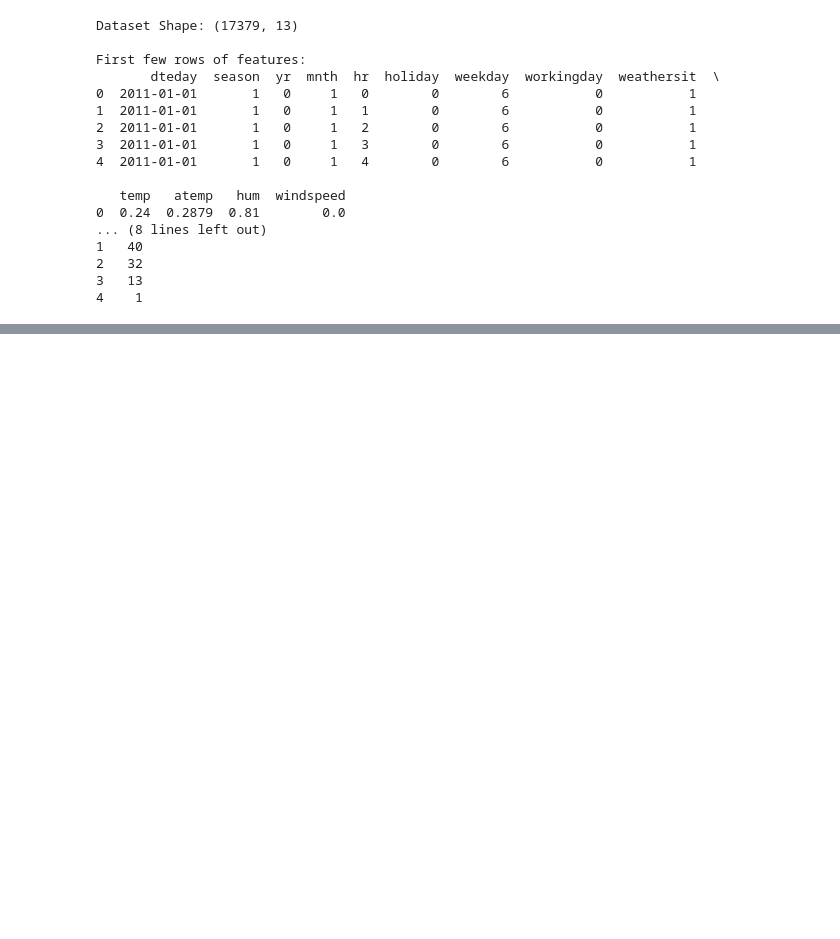
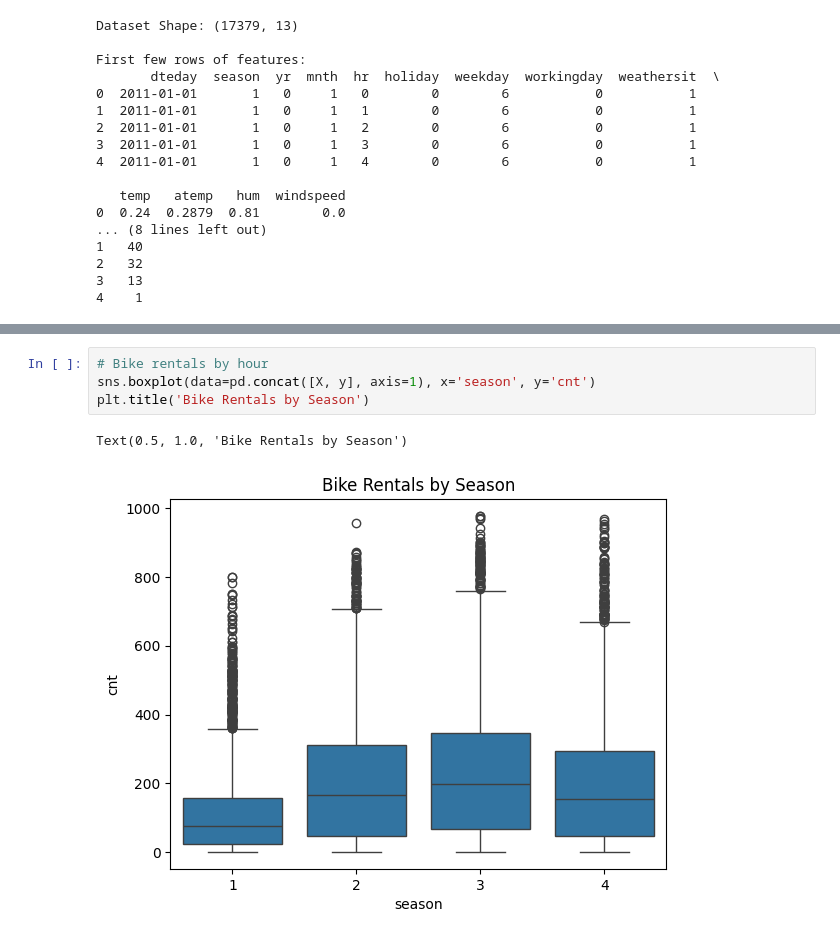
Before and after one commit to JaiswarYash/90-day-project-based-machine-learning, a Jupyter notebook: day-04-DecisionTree/day-04-DecisionTree.ipynb, the cells around one changed output, grey strips where cells are left out. Saved outputs shown, nothing was run; the diff lists cells and outputs as text; blank space fills up the shorter version.

```diff
--- a/day-04-DecisionTree/day-04-DecisionTree.ipynb
+++ b/day-04-DecisionTree/day-04-DecisionTree.ipynb
@@ -73,0 +224,7 @@ TypeError: 'NoneType' object is not callable
+# %%
+# Bike rentals by hour
+sns.boxplot(data=pd.concat([X, y], axis=1), x='season', y='cnt')
+plt.title('Bike Rentals by Season')
+# %% [output]
+Text(0.5, 1.0, 'Bike Rentals by Season')
+[figure, added]
```
Also changed, not shown: parts of 23 cells of this notebook.
